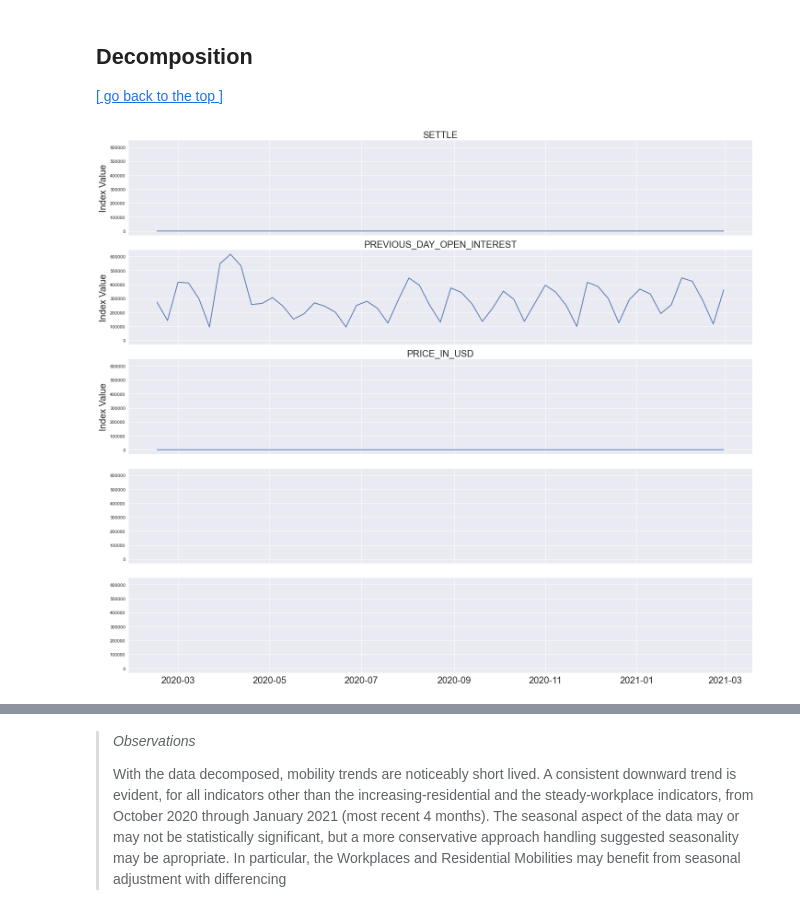
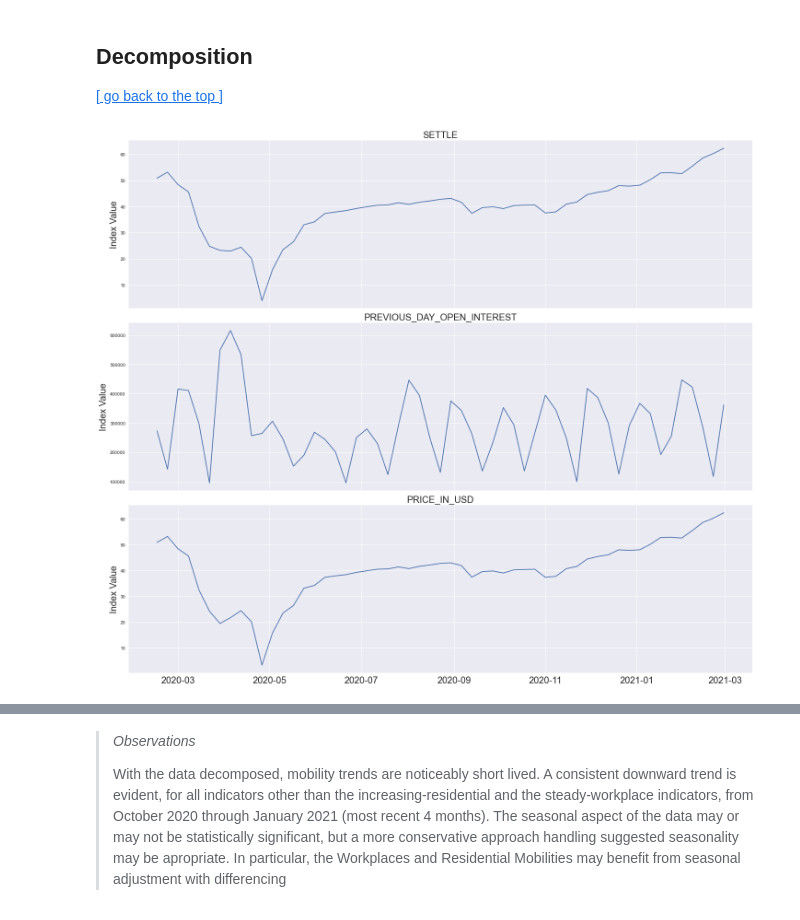
Before and after one commit to griffinwt/Hackathon_March2021, a Jupyter notebook: code/EDA-Brandon/Commodity-Prices.ipynb, the cells around one changed output, grey strips where cells are left out. Saved outputs shown, nothing was run; the diff lists cells and outputs as text; code cells hidden in the pictures.

```diff
--- a/code/EDA-Brandon/Commodity-Prices.ipynb
+++ b/code/EDA-Brandon/Commodity-Prices.ipynb
@@ -323,0 +310,6 @@ dtype: int64
+# %%
+# Drop Holiday Nulls
+df_0.dropna(inplace=True)
+
+# Check for Null values
+df_0.isnull().sum()
@@ -382,6 +382,8 @@ labelz = []
 labelz.append('Futures Contract Settlement Price')
 labelz.append('Previous Day Open Interest')
 labelz.append('WTI Crude Oil')
+
+labely = []
 labely.append('NYMEX Crude Oil Settle')
 labely.append('# Outstanding Contracts')
 labely.append('$ USD Per Barrel')
@@ -529,30 +531,30 @@ The data will be subset up until 2020-08-08 where the mobility was relative stab
 
 [[ go back to the top ]](#Table-of-contents)
 # %%
-fig, ax = plt.subplots(nrows = 5,
+fig, ax = plt.subplots(nrows = 3,
                        ncols = 1,
                        figsize=(20,17),
                        squeeze=False,
-                       sharey = True,
+                       sharey = False,
                        sharex=True)
 
 # Choose time-series subset(date range of interest)
 start = '2020-02-15' # '2020-02-15' first date
 end = '2021-03-02'
 count, label_size = 0, 20
 col_list = list(df.columns)
 
 for row in range(nrows):
     for col in range(ncols):
         series = df_r.loc[start:end, col_list[count]]
         ax[row][col].plot(series)
         ax[row][col].set_title(col_list[count].upper(), fontsize = label_size)
         count+=1
     ax[row][0].set_ylabel('Index Value', fontsize = label_size)
 plt.xticks(fontsize =label_size)
 plt.tight_layout()
 # %% [output]
-[figure, old version]
+[figure, new version]
 # %%
 # Decompose time-series into Trend, Seasonality and Residuals
 col_list = list(df.columns)
```
Also changed, not shown: parts of 22 cells of this notebook, 12 other files.
